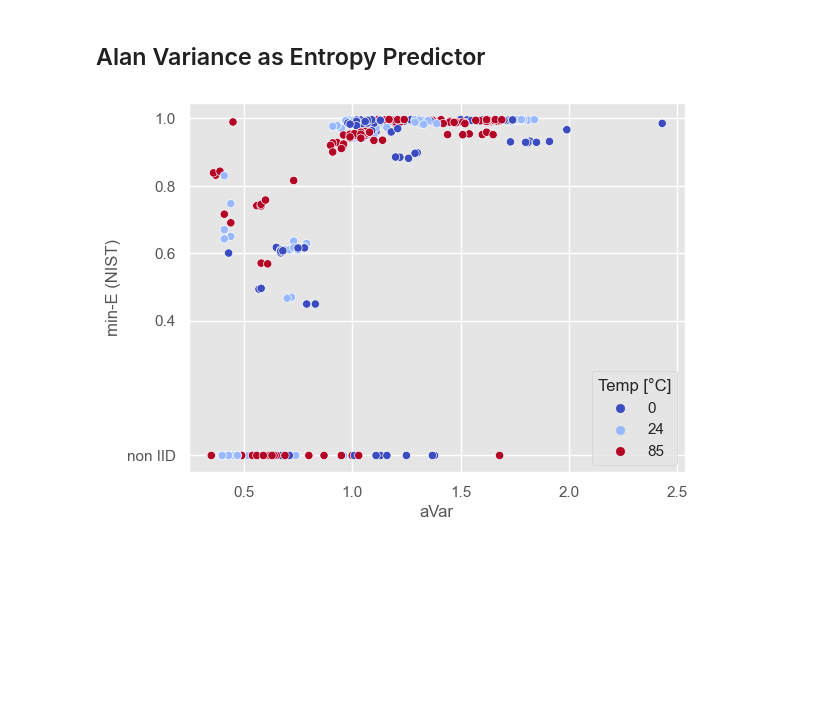
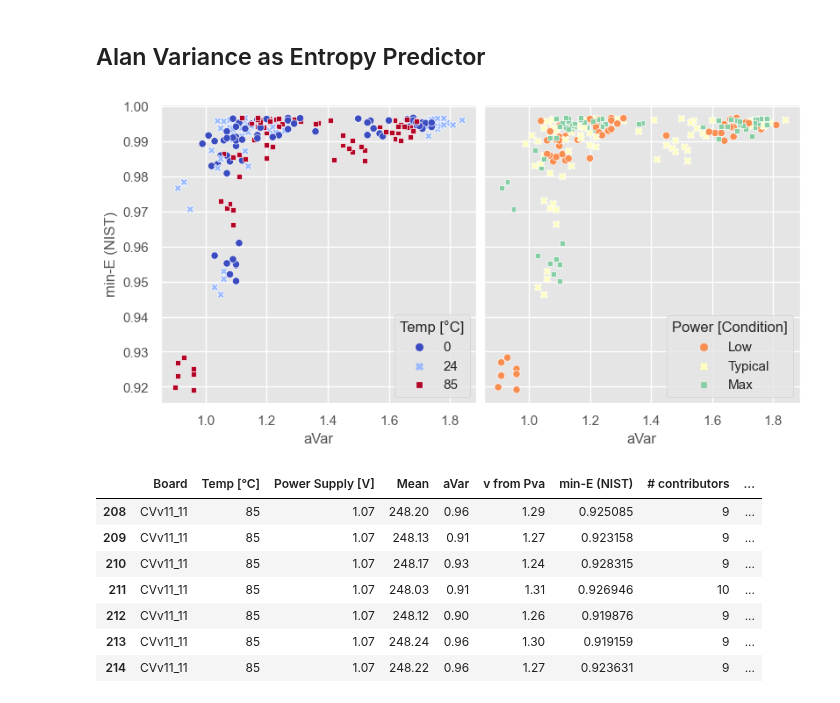
Before and after one commit to maciejskorski/enhanced-pll-trng, a Jupyter notebook: src/CornerValues.ipynb, the cells around one changed output. Drawn from its saved outputs; the diff is of its cells as text; code cells hidden in the pictures; blank space fills up the shorter version.

```diff
--- a/src/CornerValues.ipynb
+++ b/src/CornerValues.ipynb
@@ -69,10 +39,41 @@ g.savefig("corner_values_aVar.svg")
 # %% [markdown]
 ## Alan Variance as Entropy Predictor
-# %%
-fig, ax = plt.subplots()
-sns.scatterplot(data=df, x="aVar", y="min-E (NIST)", hue="Temp [°C]", palette="coolwarm", ax=ax)
-ax.set(yticks=[0, 0.4, 0.6, 0.8, 1])
-ax.set_yticklabels(["non IID", "0.4", "0.6", "0.8", "1.0"])
-fig.savefig("corner_values_aVar_vs_Ent.svg")
-# %% [output]
-[figure, removed]
+# %%
+fig, axs = plt.subplots(1, 2, figsize=(8, 4), sharey=True, constrained_layout=True)
+
+markers = ["o", "x", "^", "+", "*", "8", "s", "p", "D", "V"]
+
+mask = df["config"] == "b1"
+
+ax = axs[0]
+sns.scatterplot(
+    data=df[mask], x="aVar", y="min-E (NIST)", hue="Temp [°C]", palette="coolwarm", style="Temp [°C]", ax=ax
+)
+
+ax = axs[1]
+
+sns.scatterplot(
+    data=df[mask],
+    x="aVar",
+    y="min-E (NIST)",
+    hue="Power [Condition]",
+    palette="Spectral",
+    style="Power [Condition]",
+    ax=ax,
+)
+
+fig.savefig("corner_values_aVar_vs_Ent.svg")
+# %% [output]
+[figure, added]
+# %%
+# NOTE: the anomaly cluster - it's Cyclon V
+df[(df["aVar"] < 1.1) & (df["min-E (NIST)"] < 0.94) & (df["config"] == "b1")]
+# %% [output]
+|  | Board | Temp [°C] | Power Supply [V] | Mean | aVar | v from Pva | min-E (NIST) | # contributors | ... |
+| 208 | CVv11_11 | 85 | 1.07 | 248.20 | 0.96 | 1.29 | 0.925085 | 9 | ... |
+| 209 | CVv11_11 | 85 | 1.07 | 248.13 | 0.91 | 1.27 | 0.923158 | 9 | ... |
+| 210 | CVv11_11 | 85 | 1.07 | 248.17 | 0.93 | 1.24 | 0.928315 | 9 | ... |
+| 211 | CVv11_11 | 85 | 1.07 | 248.03 | 0.91 | 1.31 | 0.926946 | 10 | ... |
+| 212 | CVv11_11 | 85 | 1.07 | 248.12 | 0.90 | 1.26 | 0.919876 | 9 | ... |
+| 213 | CVv11_11 | 85 | 1.07 | 248.24 | 0.96 | 1.30 | 0.919159 | 9 | ... |
+| 214 | CVv11_11 | 85 | 1.07 | 248.22 | 0.96 | 1.27 | 0.923631 | 9 | ... |
```
Also changed, not shown: parts of 12 cells of this notebook.
